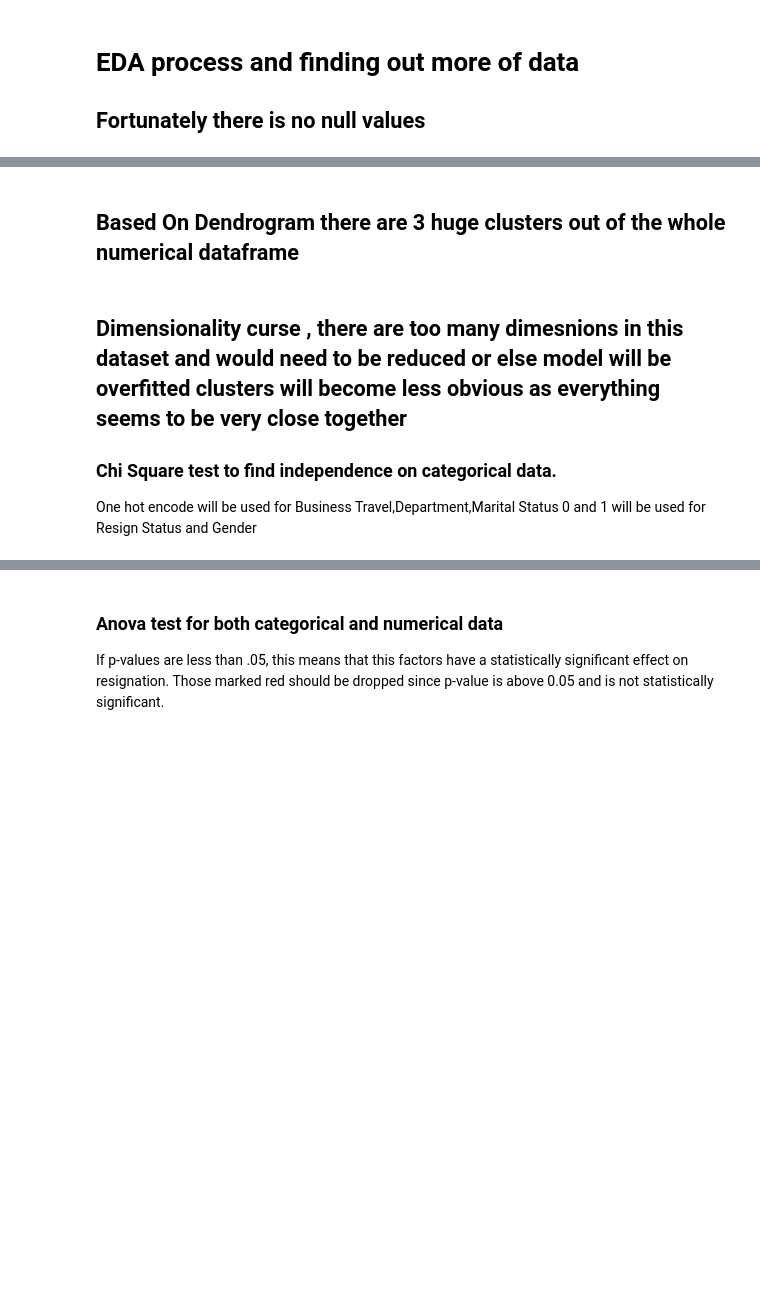
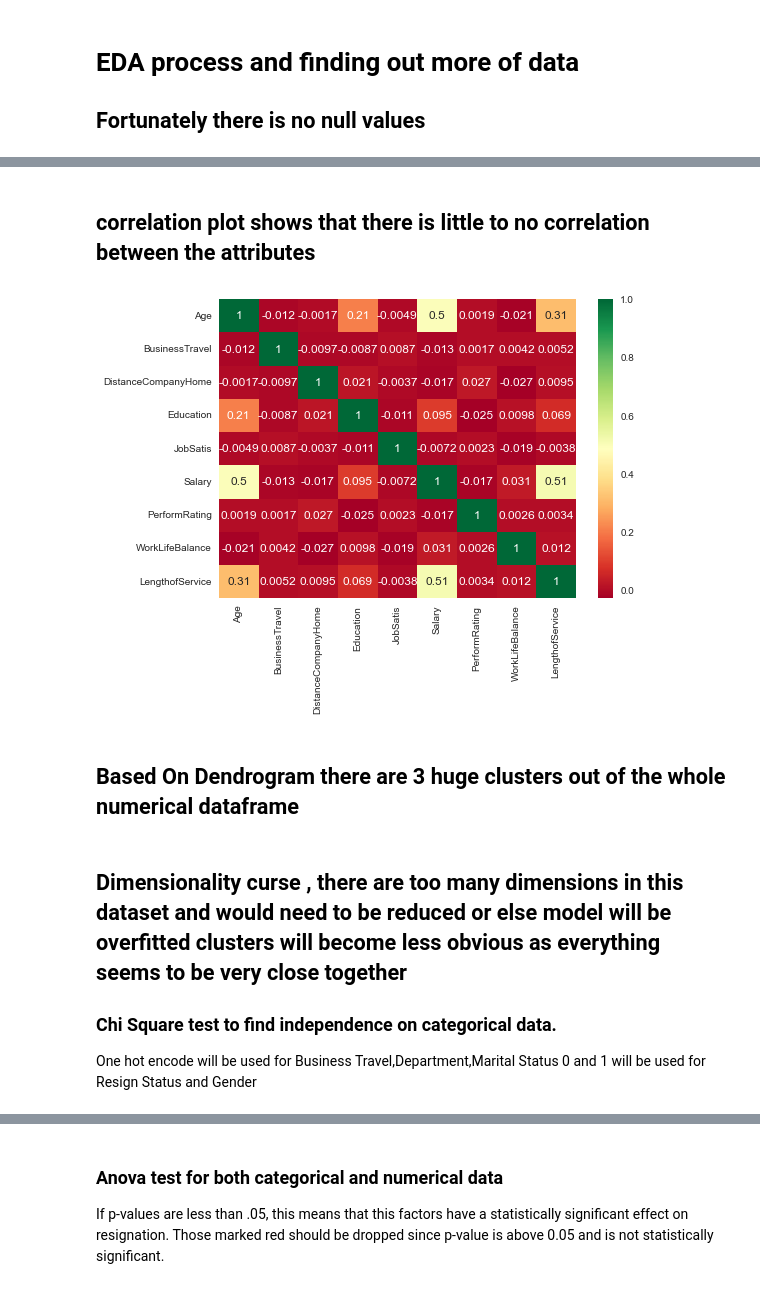
Before and after one commit to JoelPoah/AIMLCA2, a Jupyter notebook: Clustering_PartB/clustering.ipynb, the cells around one changed output, grey strips where cells are left out. Drawn from its saved outputs; the diff is of its cells as text; code cells hidden in the pictures; blank space fills up the shorter version.

Commit message:
added visualization to clustering

```diff
--- a/Clustering_PartB/clustering.ipynb
+++ b/Clustering_PartB/clustering.ipynb
@@ -30,7 +90,7 @@ import matplotlib.pyplot as plt
 # %%
-# get columns 0 ,4,5,6,8,9,10,11
+# get columns 0 2,4,5,6,8,9,10,11
 num0 = cluster.iloc[:,0]
-num1 = cluster.iloc[:,4:7]
-num2= cluster.iloc[:,8:12]
-num =pd.concat([num0,num1,num2],axis=1)
-num
+num1 = cluster.iloc[:,2]
+num2 = cluster.iloc[:,4:7]
+num3= cluster.iloc[:,8:12]
+num =pd.concat([num0,num1,num2,num3],axis=1)
@@ -36,0 +99,6 @@ num
+# %%
+# label encode BusinessTravel
+num.loc[num['BusinessTravel']=='Non-Travel', 'BusinessTravel'] = 0
+num.loc[num['BusinessTravel']=='Travel_Rarely', 'BusinessTravel'] = 1
+num.loc[num['BusinessTravel']=='Travel_Frequently', 'BusinessTravel'] = 2
+num.BusinessTravel.unique()
@@ -44,13 +165,14 @@ cat
 #scaling the numerical data
 #scale the 0th 1st and 4th column with standard scaler
 scaler = StandardScaler()
-columns_to_scale1,columns_to_scale2,columns_to_scale3 = num.iloc[:,0:2],num.iloc[:,4],num.iloc[:,7]
-columns_to_scale = pd.concat([columns_to_scale1,columns_to_scale2,columns_to_scale3],axis=1)
-columns_to_scale = scaler.fit_transform(columns_to_scale)
-columns_to_scale = pd.DataFrame(columns_to_scale,columns=['Age','Distance_Company_Home_KM','Salary','Length_of_Service_Years'])
-num_scaled=num.drop(['Age','Distance Between Company and Home (KM)','Salary ($)','Length of Service (Years)'],axis=1)
-
+# columns_to_scale1,columns_to_scale2,columns_to_scale3 = num.iloc[:,0:5],num.iloc[:,4],num.iloc[:,7]
+# columns_to_scale = pd.concat([columns_to_scale1,columns_to_scale2,columns_to_scale3],axis=1)
+# columns_to_scale = scaler.fit_transform(columns_to_scale)
+# columns_to_scale = pd.DataFrame(columns_to_scale,columns=['Age','Distance_Company_Home_KM','Salary','Length_of_Service_Years','Work Life Balance (1 is worst, 4 is best)','Performance Rating (1 is lowest, 4 is highest)','Job Satisfaction (1 is lowest, 4 is highest)','Education (1 is lowest, 5 is highest)'])
+# num_scaled=num.drop(['Age','Distance Between Company and Home (KM)','Salary ($)','Length of Service (Years)'],axis=1)
+num_scaled=scaler.fit_transform(num)
+num_scaled = pd.DataFrame(num_scaled,columns=['Age','BusinessTravel','DistanceCompanyHome','Education','JobSatis','Salary','PerformRating','WorkLifeBalance','LengthofService'])
 # add columns_to_scale to num_scaled dataframe
-num_scaled = pd.concat([num_scaled,columns_to_scale],axis=1)
+# num_scaled = pd.concat([num_scaled,columns_to_scale],axis=1)
 num_scaled.rename(columns={"Education (1 is lowest, 5 is highest)": "Education","Job Satisfaction (1 is lowest, 4 is highest)":"Job_Satis","Performance Rating (1 is lowest, 4 is highest)":"PerformRating","Work Life Balance (1 is worst, 4 is best)":"WorkLifeBalance"},inplace=True)
 num_scaled
@@ -57,2 +193,10 @@ num_scaled
+# %% [markdown]
+## correlation plot shows that there is little to no correlation between the attributes
+# %%
+corr=num_scaled.corr()
+sns.heatmap(corr,annot=True,cmap='RdYlGn')
+plt.show()
+# %% [output]
+[figure, added]
 # %% [markdown]
 ## Based On Dendrogram there are 3 huge clusters out of the whole numerical dataframe
@@ -78,5 +203,5 @@ plt.show()
 # %% [markdown]
-## Dimensionality curse , there are too many dimesnions in this dataset and would need to be reduced or else model will be overfitted clusters will become less obvious as everything seems to be very close together
+## Dimensionality curse , there are too many dimensions in this dataset and would need to be reduced or else model will be overfitted clusters will become less obvious as everything seems to be very close together
 ### Chi Square test to find independence on categorical data.
 One hot encode will be used for Business Travel,Department,Marital Status
 0 and 1 will be used for Resign Status and Gender
```
Also changed, not shown: parts of 63 cells of this notebook, 2 other files.
